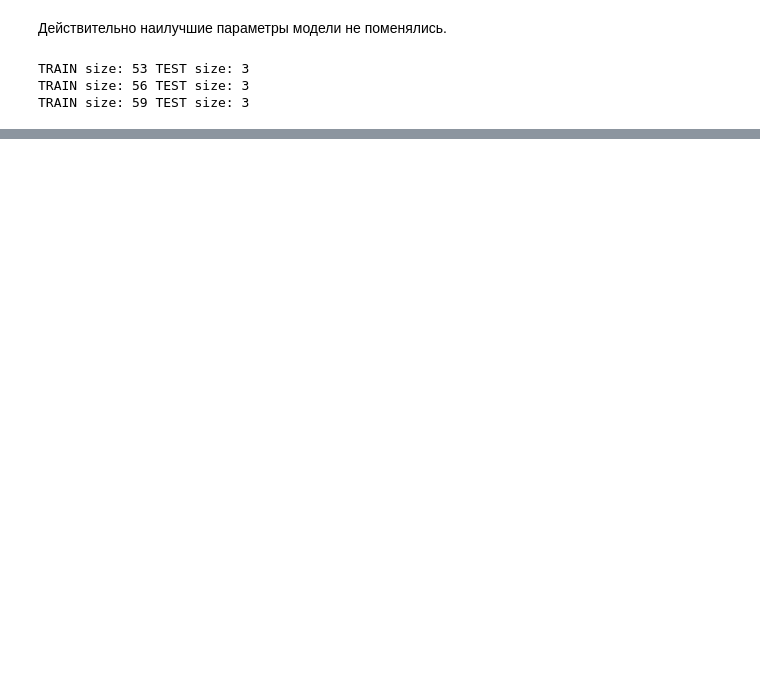
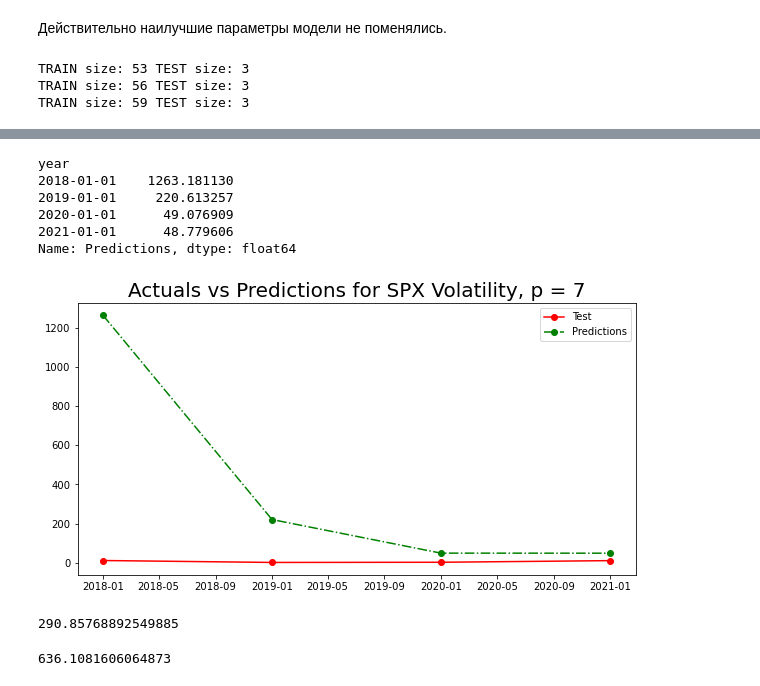
Before and after one commit to Motoborg/MATH_ML_13_----_---_II, a Jupyter notebook: Math_ML_13_Ghana_GDP_praktika.ipynb, the cells around one changed output, grey strips where cells are left out. Saved outputs shown, nothing was run; the diff lists cells and outputs as text; code cells hidden in the pictures; blank space fills up the shorter version.

```diff
--- a/Math_ML_13_Ghana_GDP_praktika.ipynb
+++ b/Math_ML_13_Ghana_GDP_praktika.ipynb
@@ -493,0 +585,7 @@ TRAIN size: 59 TEST size: 3
+# %%
+model = arch_model(garch_df["VVP"].dropna(), p = 7, q = 1, vol = "GARCH")
+
+# в параметре last_obs указываем последний объект, до которого будем совершать обучение.
+# в нашем случае это до первого объекта из test выборки
+
+model_results = model.fit(last_obs = test_df.index[0], update_freq = 5)
@@ -493,0 +665,3 @@ TRAIN size: 59 TEST size: 3
+# %%
+predictions_df = test_df.copy()
+predictions_df["Predictions"] = model_results.forecast().residual_variance.loc[test_df.index]
@@ -493,0 +689,24 @@ TRAIN size: 59 TEST size: 3
+# %%
+# p = 7
+# plt.rcParams["figure.figsize"] = 18, 5
+plt.plot(predictions_df["VVP"].abs(), 'o-r', label='Test')
+plt.plot(predictions_df["Predictions"], 'o-.g', label='Predictions')
+plt.title("Actuals vs Predictions for SPX Volatility, p = 7", size = 20)
+plt.legend()
+display(predictions_df["Predictions"])
+# %% [output]
+year
+2018-01-01    1263.181130
+2019-01-01     220.613257
+2020-01-01      49.076909
+2021-01-01      48.779606
+Name: Predictions, dtype: float64
+[figure, added]
+# %%
+np.sqrt(mean_squared_error(predictions_df_2["VVP"].abs(), predictions_df_2["Predictions"]))
+# %% [output]
+290.85768892549885
+# %%
+np.sqrt(mean_squared_error(predictions_df["VVP"].abs(), predictions_df["Predictions"]))
+# %% [output]
+636.1081606064873
```
Also changed, not shown: parts of 32 cells of this notebook, 1 other file.
